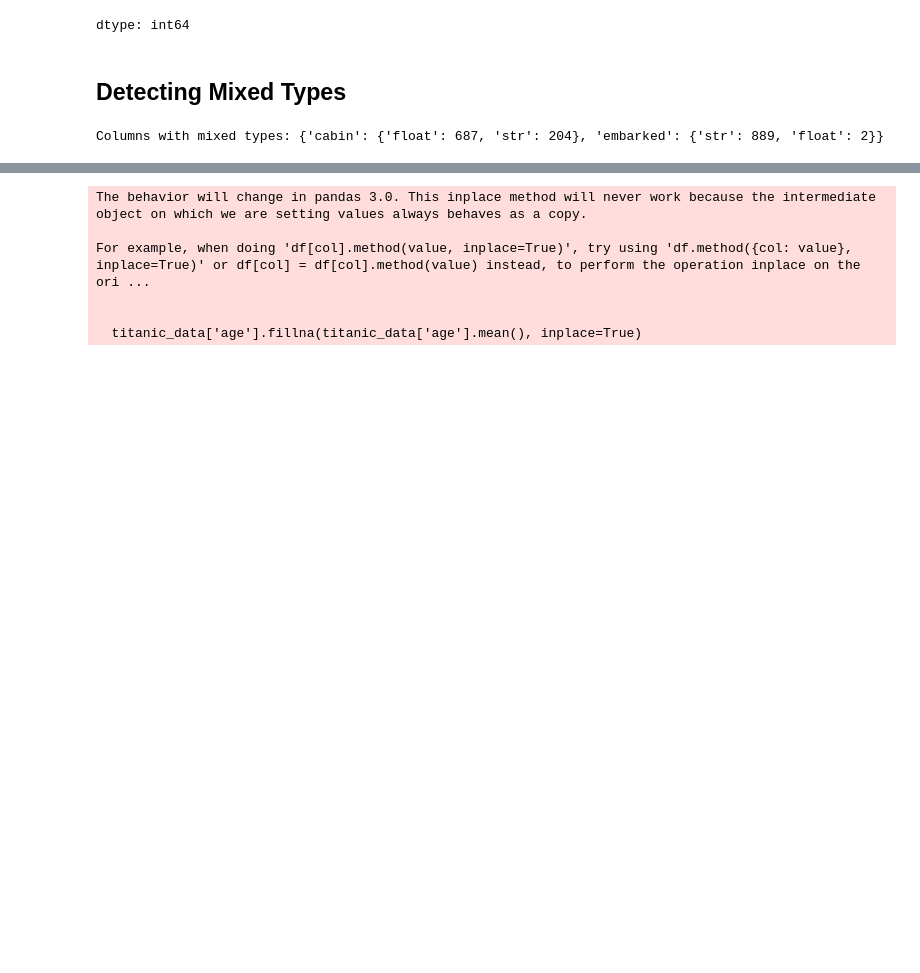
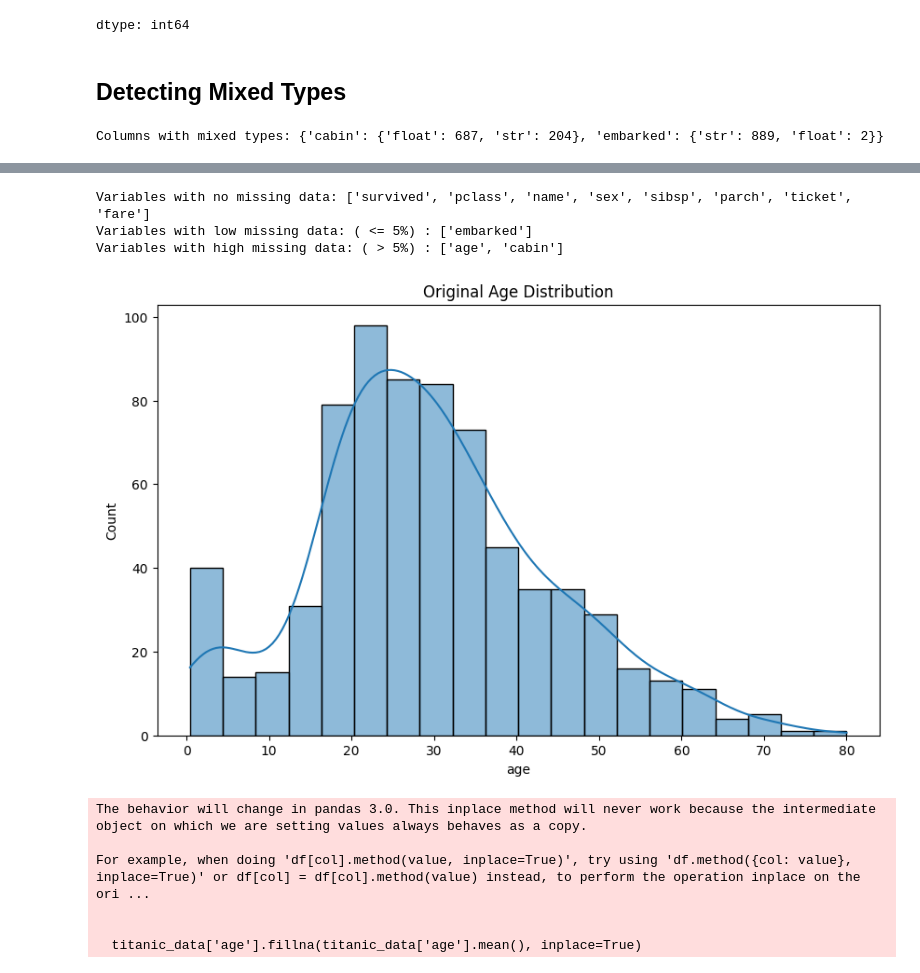
Before and after one commit to AfsanehShamsaddini/Titanic_Survival_Prediction, a Jupyter notebook: Titanic_Survival_Prediction.ipynb, the cells around one changed output, grey strips where cells are left out. Saved outputs shown, nothing was run; the diff lists cells and outputs as text; code cells hidden in the pictures; blank space fills up the shorter version.

```diff
--- a/Titanic_Survival_Prediction.ipynb
+++ b/Titanic_Survival_Prediction.ipynb
@@ -149 +177,28 @@ dtype: int64
+# %%
+def categorize_missing(df, threshold = 5):
+  mising_percentages = 100 * titanic_data.isnull().sum() / len(titanic_data)
+
+  no_missing = mising_percentages[mising_percentages == 0].index.tolist()
+  low_missing = mising_percentages[
+      (mising_percentages > 0) & (mising_percentages <= threshold)
+      ].index.tolist()
+
+  high_missing = mising_percentages[mising_percentages > threshold].index.tolist()
+
+  print(f'Variables with no missing data: {no_missing}')
+  print(f'Variables with low missing data: ( <= {threshold}%) : {low_missing}')
+  print(f'Variables with high missing data: ( > {threshold}%) : {high_missing}')
+
+categorize_missing(titanic_data)
+# %% [output]
+Variables with no missing data: ['survived', 'pclass', 'name', 'sex', 'sibsp', 'parch', 'ticket', 'fare']
+Variables with low missing data: ( <= 5%) : ['embarked']
+Variables with high missing data: ( > 5%) : ['age', 'cabin']
+# %%
+plt.figure(figsize=(10, 6))
+sns.histplot(titanic_data['age'], kde=True)
+plt.title('Original Age Distribution')
+plt.show()
+# %% [output]
+[figure, added]
 # %%
```
Also changed, not shown: parts of 11 cells of this notebook.
